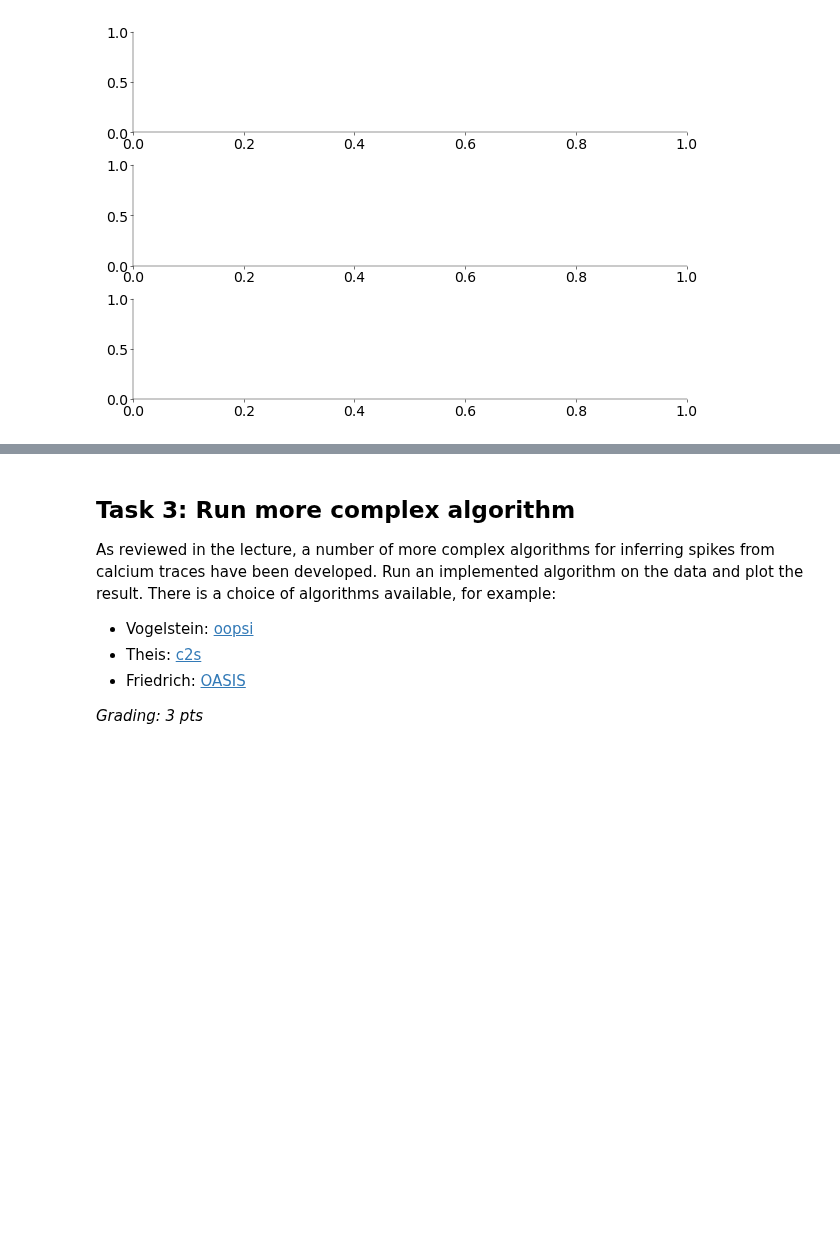
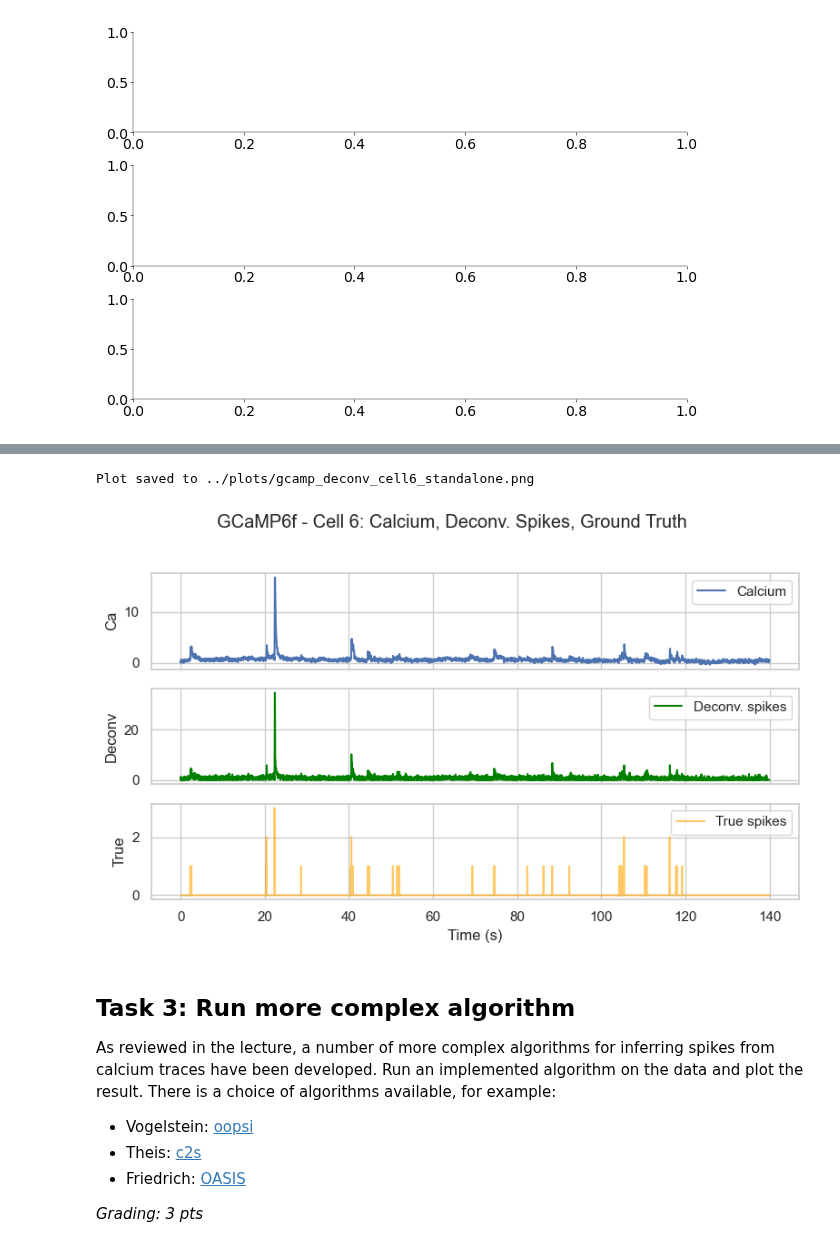
Before and after one commit to aeldably/Neural_Data_Science_Summer_2025, a Jupyter notebook: notebooks/CodingLab3.ipynb, the cells around one changed output, grey strips where cells are left out. Drawn from its saved outputs; the diff is of its cells as text; code cells hidden in the pictures; blank space fills up the shorter version.

```diff
--- a/notebooks/CodingLab3.ipynb
+++ b/notebooks/CodingLab3.ipynb
@@ -422,3 +665,28 @@ fig, axs = plt.subplots(
+# %%
+cell_gcamp_id = 6 # Or some identifier for the cell
+
+tau_gcamp = 0.1 # seconds for GCaMP
+
+# Sliced data segments for the chosen cell and window
+ca_gcamp_segment = resampled_gcamp_calcium[config["deconvolution_plot_start_index"]:config["deconvolution_plot_end_index"], cell_gcamp_id]
+true_spikes_gcamp_segment = resampled_gcamp_spikes[config["deconvolution_plot_start_index"]:config["deconvolution_plot_end_index"], cell_gcamp_id]
+
+# Time vector for the x-axis
+time_gcamp_segment = config["deconvolution_plot_time_segment"]  # Already defined in the config
+# --- Example Call to the new function ---
+plot_deconvolution_results_comparison(
+    calcium_trace_segment=ca_gcamp_segment,
+    true_spikes_segment=true_spikes_gcamp_segment,
+    time_points=time_gcamp_segment, # Use the appropriate time vector
+    tau_value=tau_gcamp,
+    dt_value=dt,
+    deconvolution_function=deconv_ca, # Pass the actual function object
+    plot_title=f"GCaMP6f - Cell {cell_gcamp_id}: Calcium, Deconv. Spikes, Ground Truth",
+    save_filename="../plots/gcamp_deconv_cell6_standalone.png"
+)
+# %% [output]
+Plot saved to ../plots/gcamp_deconv_cell6_standalone.png
+[figure, added]
 # %% [markdown]
 ## Task 3: Run more complex algorithm
 
```
Also changed, not shown: parts of 23 cells of this notebook, 2 other files.
